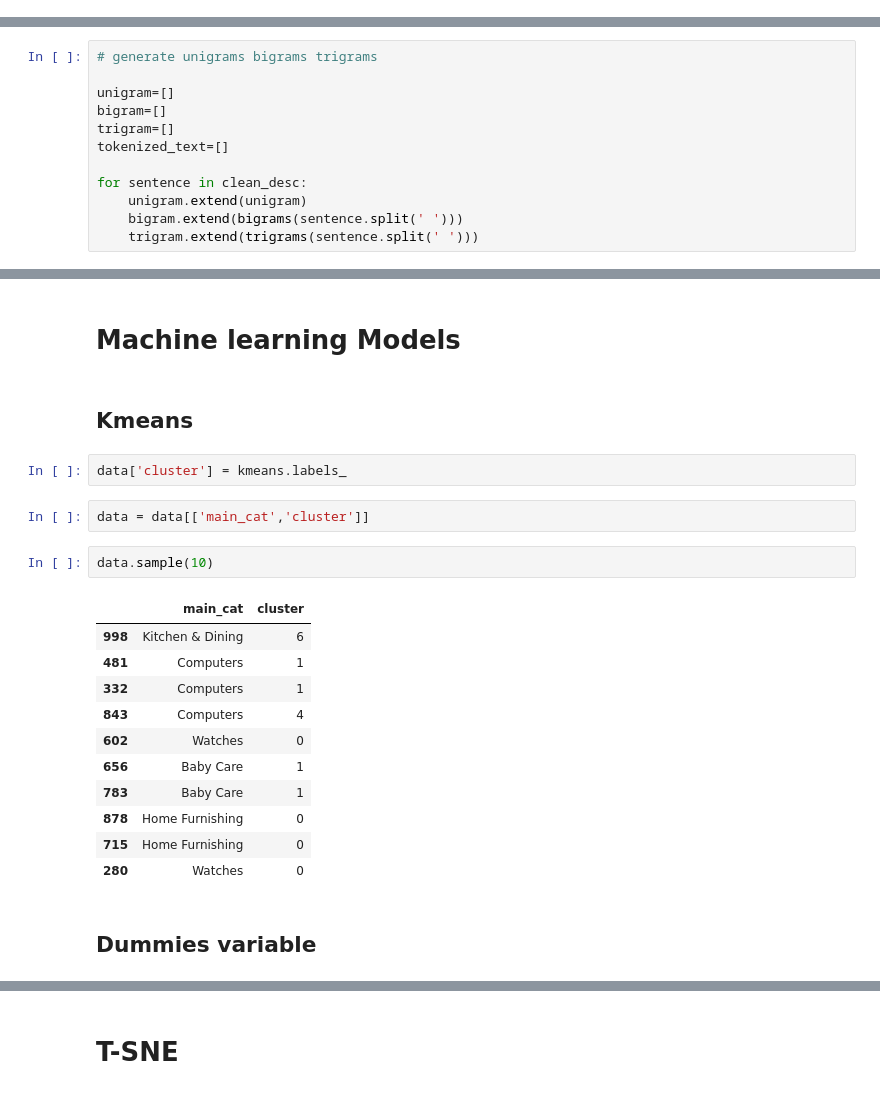
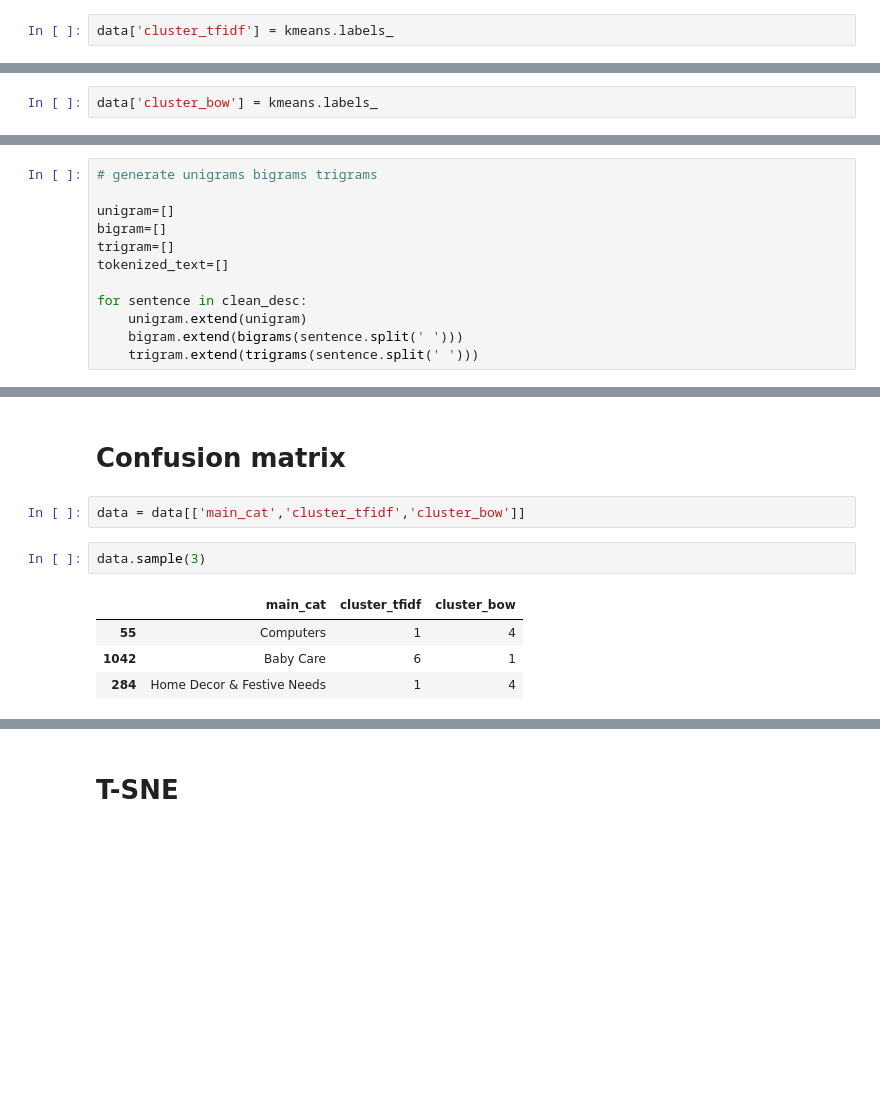
Before and after one commit to AbdulmagedALKHULAIFI/Automatic-classifer-consumer-goods, a Jupyter notebook: classifier.ipynb, the cells around one changed output, grey strips where cells are left out. Cells and saved outputs as stored; diff of their text form; blank space fills up the shorter version.

```diff
--- a/classifier.ipynb
+++ b/classifier.ipynb
@@ -197,0 +226,2 @@ array(['Home Furnishing ', 'Baby Care ', 'Watches ',
+# %%
+data['cluster_tfidf'] = kmeans.labels_
@@ -197,0 +240,2 @@ array(['Home Furnishing ', 'Baby Care ', 'Watches ',
+# %%
+data['cluster_bow'] = kmeans.labels_
@@ -251,27 +301,14 @@ Counter({('key', 'feature', 'elegance'): 1,
          ('best', 'price', 'specification'): 1,
          ('price', 'specification', 'santosh'): 1,
          ...})
-# %% [markdown]
-# Machine learning Models
-# %% [markdown]
-## Kmeans
-# %%
-data['cluster'] = kmeans.labels_
+# %% [markdown]
+# Confusion matrix
 # %%
-data = data[['main_cat','cluster']]
+data = data[['main_cat','cluster_tfidf','cluster_bow']]
 # %%
-data.sample(10)
+data.sample(3)
 # %% [output]
-|  | main_cat | cluster |
-| 998 | Kitchen & Dining | 6 |
-| 481 | Computers | 1 |
-| 332 | Computers | 1 |
-| 843 | Computers | 4 |
-| 602 | Watches | 0 |
-| 656 | Baby Care | 1 |
-| 783 | Baby Care | 1 |
-| 878 | Home Furnishing | 0 |
-| 715 | Home Furnishing | 0 |
-| 280 | Watches | 0 |
+|  | main_cat | cluster_tfidf | cluster_bow |
+| 55 | Computers | 1 | 4 |
+| 1042 | Baby Care | 6 | 1 |
+| 284 | Home Decor & Festive Needs | 1 | 4 |
-# %% [markdown]
-## Dummies variable
```
Also changed, not shown: parts of 39 cells of this notebook.
